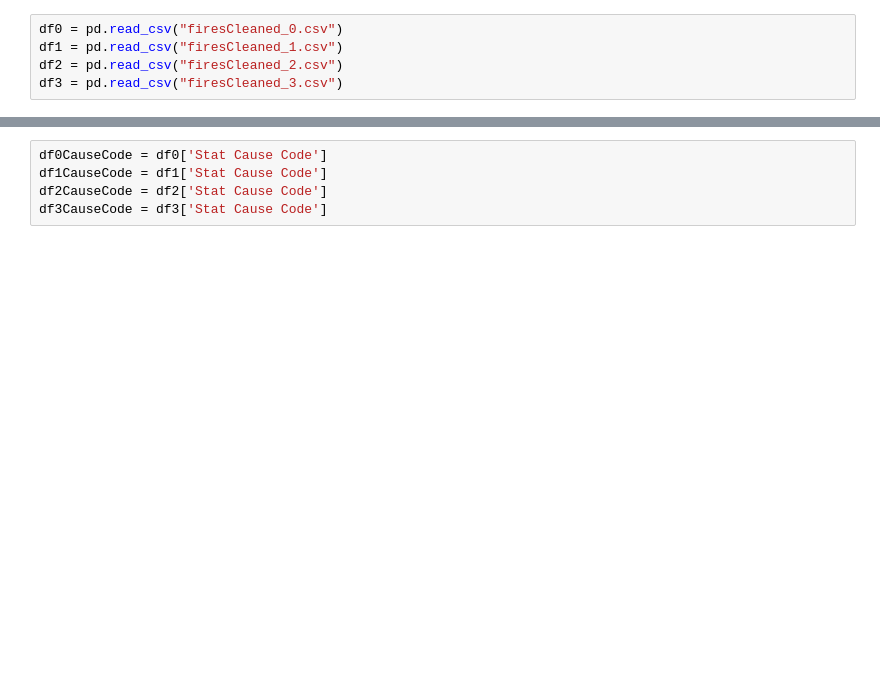
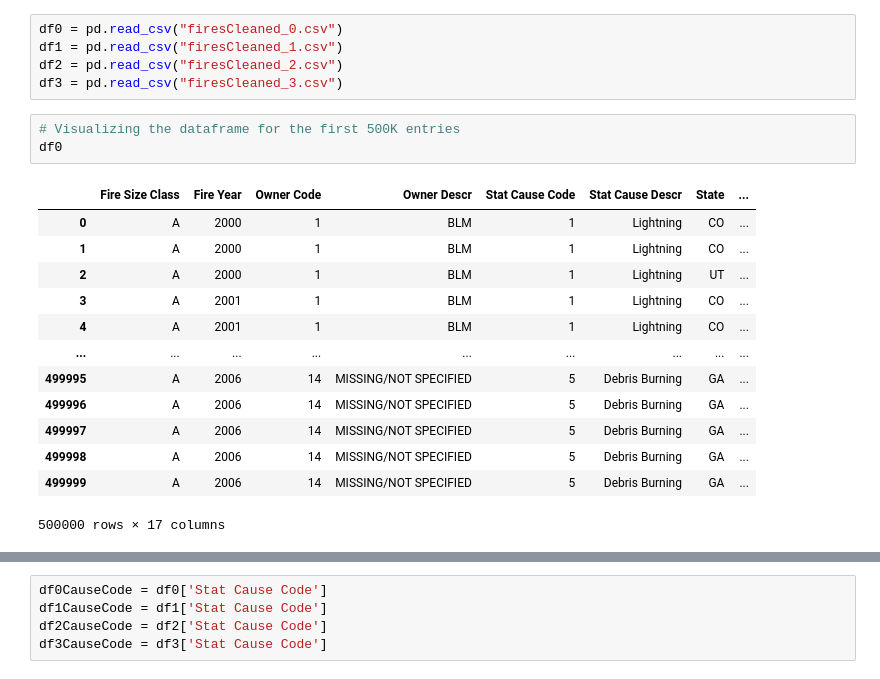
Before and after one commit to rodu4835/CSPB4502_ProjectWildfire, a Jupyter notebook: wildfireCSV.ipynb, the cells around one changed output, grey strips where cells are left out. Saved outputs shown, nothing was run; the diff lists cells and outputs as text; blank space fills up the shorter version.

```diff
--- a/wildfireCSV.ipynb
+++ b/wildfireCSV.ipynb
@@ -6,4 +17,21 @@ df0 = pd.read_csv("firesCleaned_0.csv")
 df1 = pd.read_csv("firesCleaned_1.csv")
 df2 = pd.read_csv("firesCleaned_2.csv")
 df3 = pd.read_csv("firesCleaned_3.csv")
+# %%
+# Visualizing the dataframe for the first 500K entries
+df0
+# %% [output]
+|  | Fire Size Class | Fire Year | Owner Code | Owner Descr | Stat Cause Code | Stat Cause Descr | State | ... |
+| 0 | A | 2000 | 1 | BLM | 1 | Lightning | CO | ... |
+| 1 | A | 2000 | 1 | BLM | 1 | Lightning | CO | ... |
+| 2 | A | 2000 | 1 | BLM | 1 | Lightning | UT | ... |
+| 3 | A | 2001 | 1 | BLM | 1 | Lightning | CO | ... |
+| 4 | A | 2001 | 1 | BLM | 1 | Lightning | CO | ... |
+| ... | ... | ... | ... | ... | ... | ... | ... | ... |
+| 499995 | A | 2006 | 14 | MISSING/NOT SPECIFIED | 5 | Debris Burning | GA | ... |
+| 499996 | A | 2006 | 14 | MISSING/NOT SPECIFIED | 5 | Debris Burning | GA | ... |
+| 499997 | A | 2006 | 14 | MISSING/NOT SPECIFIED | 5 | Debris Burning | GA | ... |
+| 499998 | A | 2006 | 14 | MISSING/NOT SPECIFIED | 5 | Debris Burning | GA | ... |
+| 499999 | A | 2006 | 14 | MISSING/NOT SPECIFIED | 5 | Debris Burning | GA | ... |
+500000 rows × 17 columns
 # %%
```
Also changed, not shown: parts of 14 cells of this notebook.
